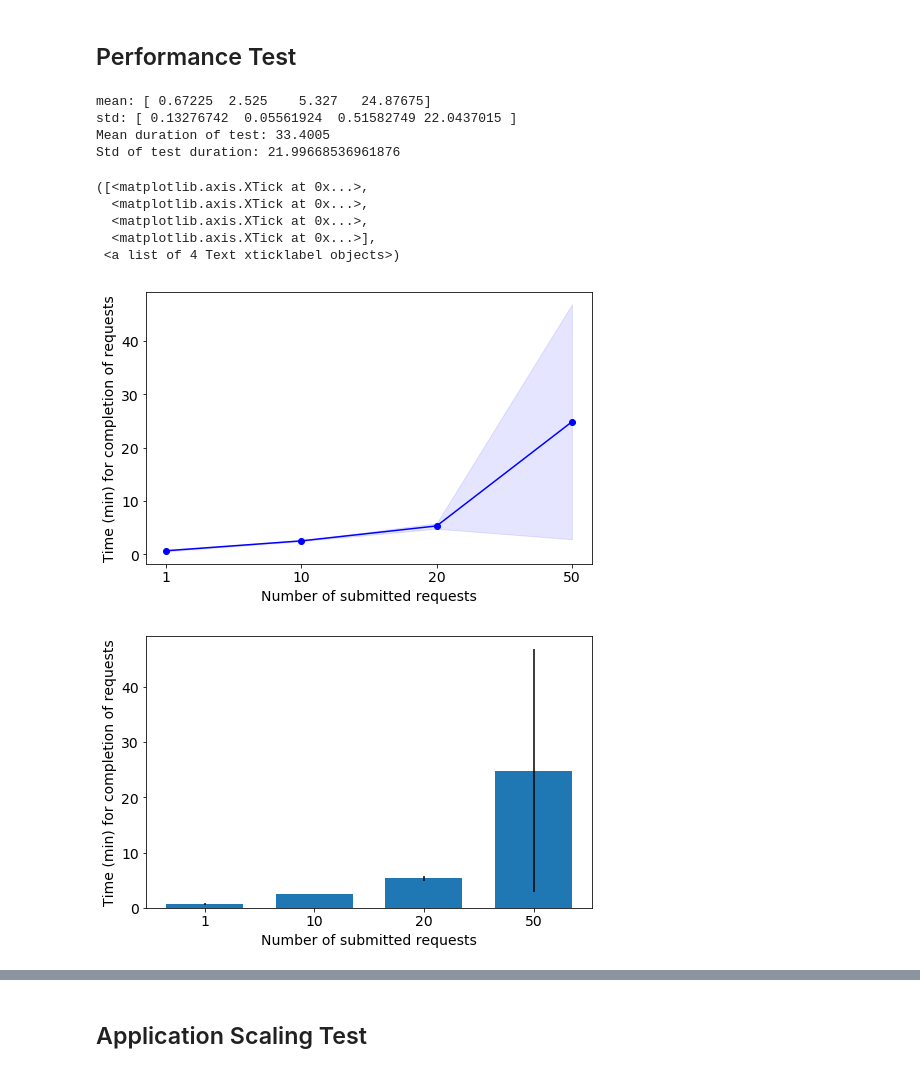
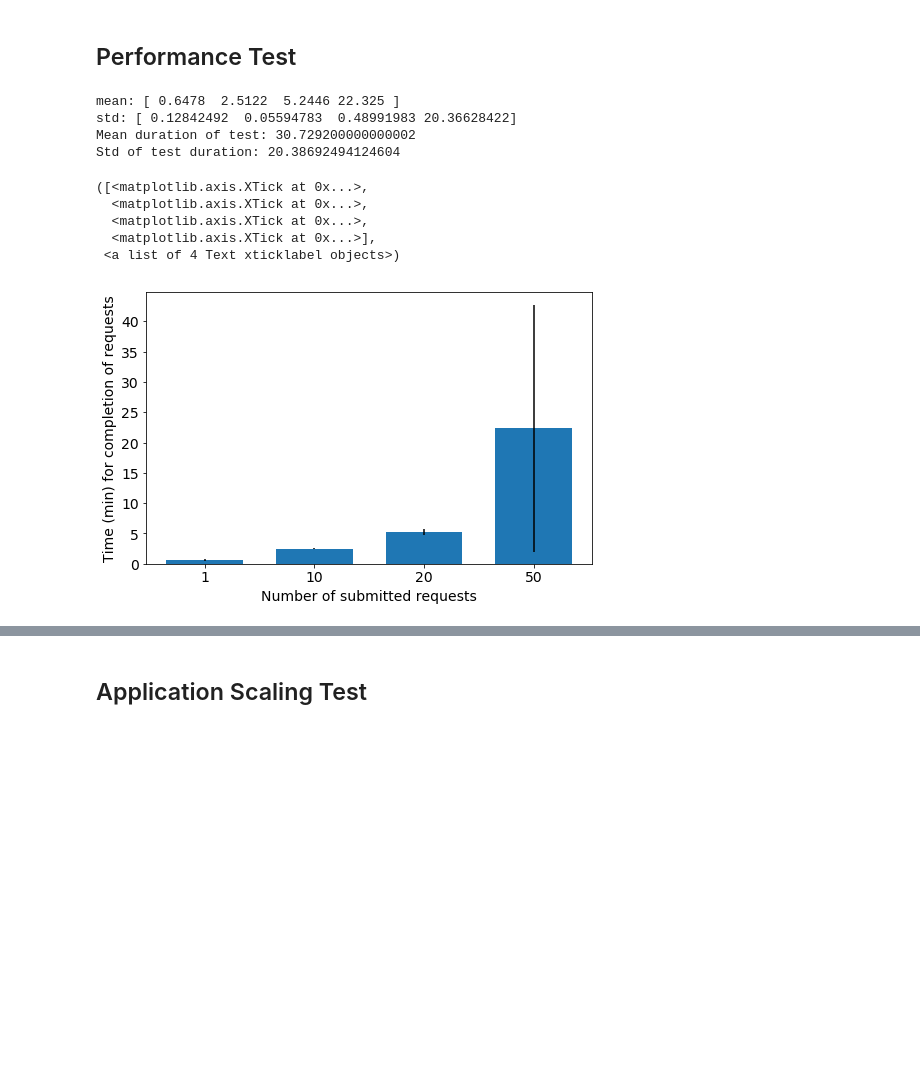
Before and after one commit to arucard21/cloudcomputing, a Jupyter notebook: Visualizations.ipynb, the cells around one changed output, grey strips where cells are left out. Cells and saved outputs as stored; diff of their text form; code cells hidden in the pictures; blank space fills up the shorter version.

```diff
--- a/Visualizations.ipynb
+++ b/Visualizations.ipynb
@@ -41,38 +51,30 @@ Std of test duration: 6.413121139507657
 ## Performance Test
 # %%
 import numpy as np
-time = np.array([[0.902, 0.588, 0.595, 0.604], [2.604, 2.543, 2.5, 2.453],
-                 [4.933, 4.973, 5.199, 6.203], [63.054, 11.927, 12.642, 11.884]])
+time = np.array([[0.902, 0.588, 0.595, 0.604, 0.55], [2.604, 2.543, 2.5, 2.453, 2.461],
+                 [4.933, 4.973, 5.199, 6.203, 4.915], [63.054, 11.927, 12.642, 11.884, 12.118]])
 mean_time = np.mean(time, 1)
 std_time = np.std(time, 1)
 print("mean:",mean_time)
 print("std:",std_time)
 
-test_time = np.array([71.493, 20.031, 20.936, 21.142])
+test_time = np.array([71.493, 20.031, 20.936, 21.142, 20.044])
 print("Mean duration of test:", np.mean(test_time))
 print("Std of test duration:", np.std(test_time))
-
-plt.figure(figsize=(8,5))
-plt.ylabel("Time (min) for completion of requests")
-plt.xlabel("Number of submitted requests")
-plt.plot(range(4), mean_time, 'o-', color='b')
-plt.fill_between(range(4), mean_time-std_time, mean_time+std_time, alpha=0.1, color='b')
-plt.xticks(range(4), ("1", "10", "20", "50"))
 
 plt.figure(figsize=(8,5))
 plt.bar(range(4), mean_time, yerr=std_time, width=0.7)
 plt.ylabel("Time (min) for completion of requests")
 plt.xlabel("Number of submitted requests")
 plt.xticks(range(4), ("1", "10", "20", "50"))
 # %% [output]
-mean: [ 0.67225  2.525    5.327   24.87675]
-std: [ 0.13276742  0.05561924  0.51582749 22.0437015 ]
-Mean duration of test: 33.4005
-Std of test duration: 21.99668536961876
+mean: [ 0.6478  2.5122  5.2446 22.325 ]
+std: [ 0.12842492  0.05594783  0.48991983 20.36628422]
+Mean duration of test: 30.729200000000002
+Std of test duration: 20.38692494124604
 ([<matplotlib.axis.XTick at 0x...>,
   <matplotlib.axis.XTick at 0x...>,
   <matplotlib.axis.XTick at 0x...>,
   <matplotlib.axis.XTick at 0x...>],
  <a list of 4 Text xticklabel objects>)
-[figure, old version]
+[figure, new version]
-[figure, removed]
```
Also changed, not shown: parts of 7 cells of this notebook.
